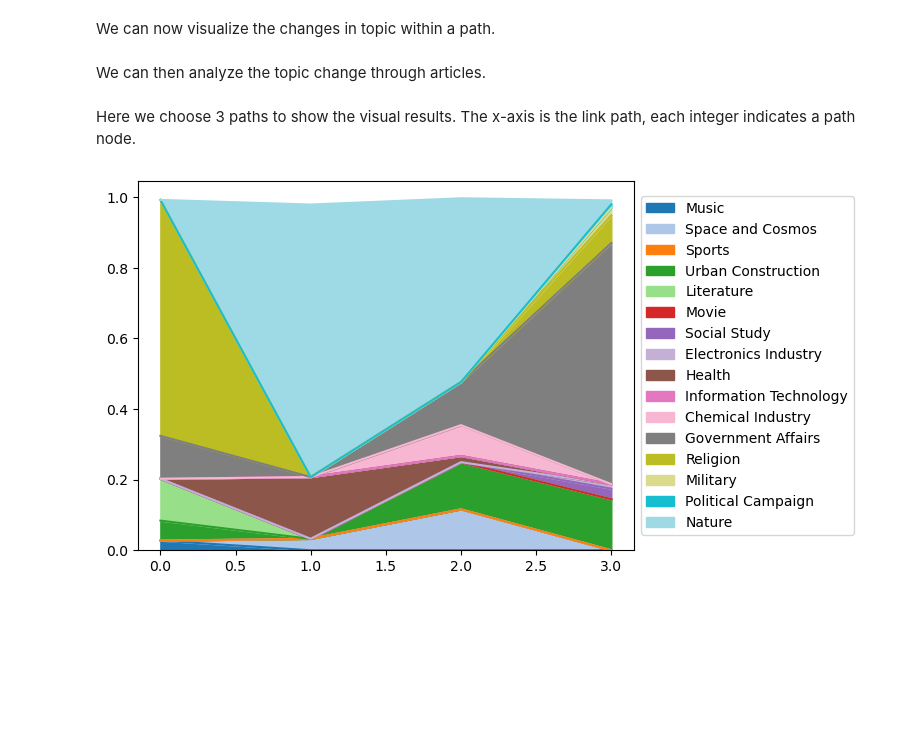
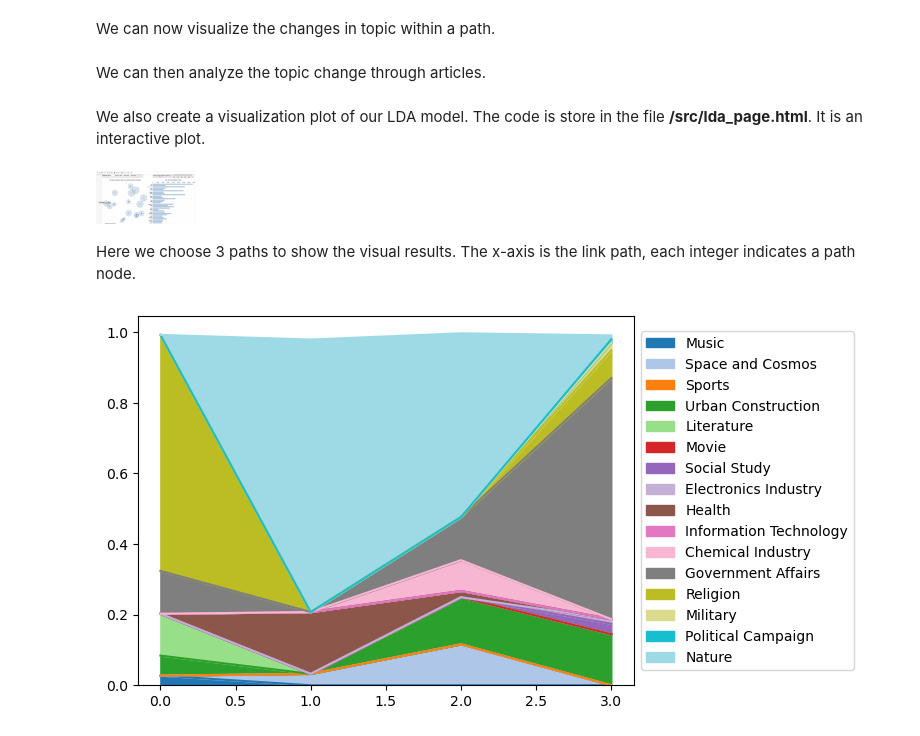
Before and after one commit to epfl-ada/ada-2022-project-m10kka10akka, a Jupyter notebook: src/MileStone2.ipynb, the cells around one changed output. Drawn from its saved outputs; the diff is of its cells as text; code cells hidden in the pictures; blank space fills up the shorter version.

```diff
--- a/src/MileStone2.ipynb
+++ b/src/MileStone2.ipynb
@@ -1172,6 +1172,13 @@ def topic_change_vis(path):
     tdf.plot(kind='area', colormap=plt.cm.Set3).legend(loc='center left',bbox_to_anchor=(1.0, 0.5))
 # %% [markdown]
 We can then analyze the topic change through articles.
+# %% [markdown]
+We also create a visualization plot of our LDA model. The code is store in the file **/src/lda_page.html**. It is an interactive plot.
+# %%
+from IPython.display import Image
+Image(filename = './Ida_page.png', width=100, height=60)
+# %% [output]
+[figure, added]
 # %% [markdown]
 Here we choose 3 paths to show the visual results. The x-axis is the link path, each integer indicates a path node.
 # %%
```
Also changed, not shown: 1 other file.
